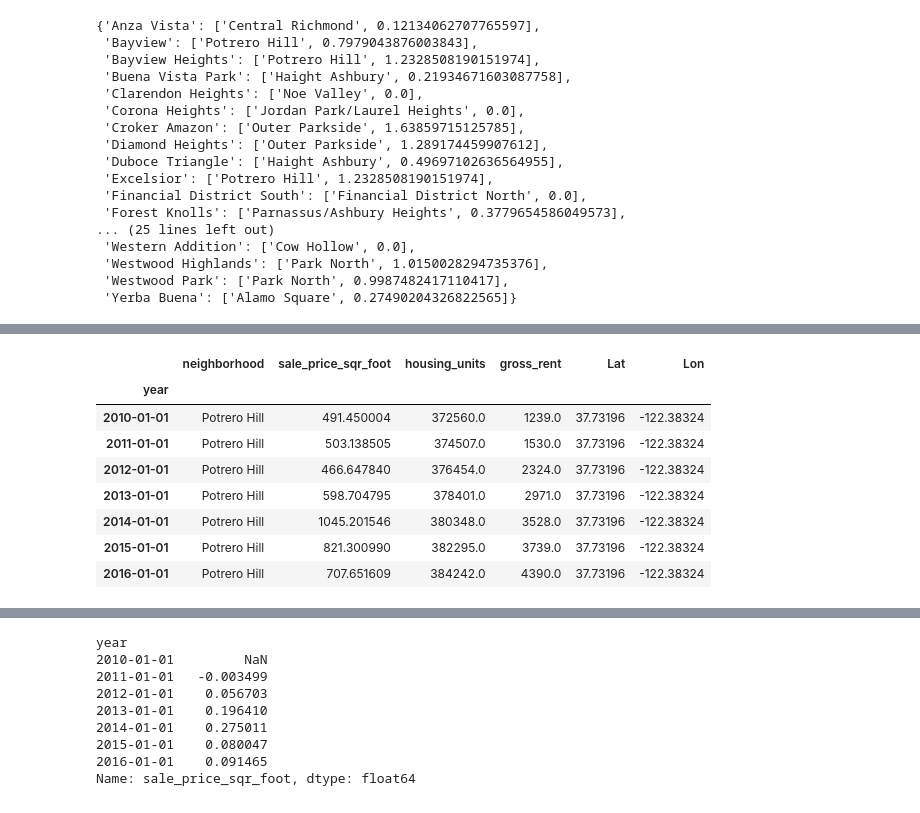
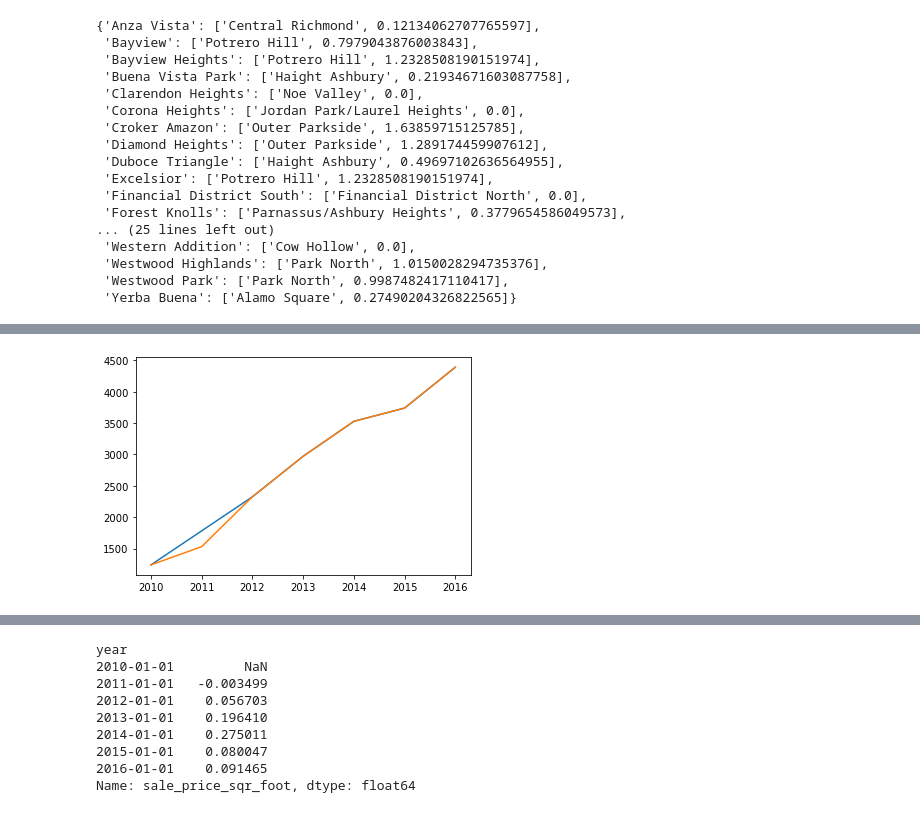
Before and after one commit to youssefabdelwahab/Californina-Housing-Market-Analysis-, a Jupyter notebook: rental_analysis.ipynb, the cells around one changed output, grey strips where cells are left out. Cells and saved outputs as stored; diff of their text form; code cells hidden in the pictures.

```diff
--- a/rental_analysis.ipynb
+++ b/rental_analysis.ipynb
@@ -245,4 +286,5 @@ closest_neighborhoods
  'Westwood Park': ['Park North', 0.9987482417110417],
  'Yerba Buena': ['Alamo Square', 0.27490204326822565]}
 # %%
-neighborhoods_with_missing_data_df[neighborhoods_with_missing_data_df.neighborhood == "Anza Vista"]
+anza_vista = neighborhoods_with_missing_data_df[neighborhoods_with_missing_data_df.neighborhood == "Anza Vista"]
+central_richmod = neighborhoods_wo_missing_data_df[neighborhoods_wo_missing_data_df.neighborhood == "Central Richmond"]
@@ -270,12 +291,6 @@ neighborhoods_wo_missing_data_df[neighborhoods_wo_missing_data_df.neighborhood =
-# %%
-neighborhoods_wo_missing_data_df[neighborhoods_wo_missing_data_df.neighborhood == 'Potrero Hill']
-# %% [output]
-|  | neighborhood | sale_price_sqr_foot | housing_units | gross_rent | Lat | Lon |
-| year |  |  |  |  |  |  |
-| 2010-01-01 | Potrero Hill | 491.450004 | 372560.0 | 1239.0 | 37.73196 | -122.38324 |
-| 2011-01-01 | Potrero Hill | 503.138505 | 374507.0 | 1530.0 | 37.73196 | -122.38324 |
-| 2012-01-01 | Potrero Hill | 466.647840 | 376454.0 | 2324.0 | 37.73196 | -122.38324 |
-| 2013-01-01 | Potrero Hill | 598.704795 | 378401.0 | 2971.0 | 37.73196 | -122.38324 |
-| 2014-01-01 | Potrero Hill | 1045.201546 | 380348.0 | 3528.0 | 37.73196 | -122.38324 |
-| 2015-01-01 | Potrero Hill | 821.300990 | 382295.0 | 3739.0 | 37.73196 | -122.38324 |
-| 2016-01-01 | Potrero Hill | 707.651609 | 384242.0 | 4390.0 | 37.73196 | -122.38324 |
+# %%
+plt.plot(anza_vista['gross_rent'])
+plt.plot(central_richmod['gross_rent'])
+plt.show()
+# %% [output]
+[figure, added]
```
Also changed, not shown: parts of 110 cells of this notebook.
